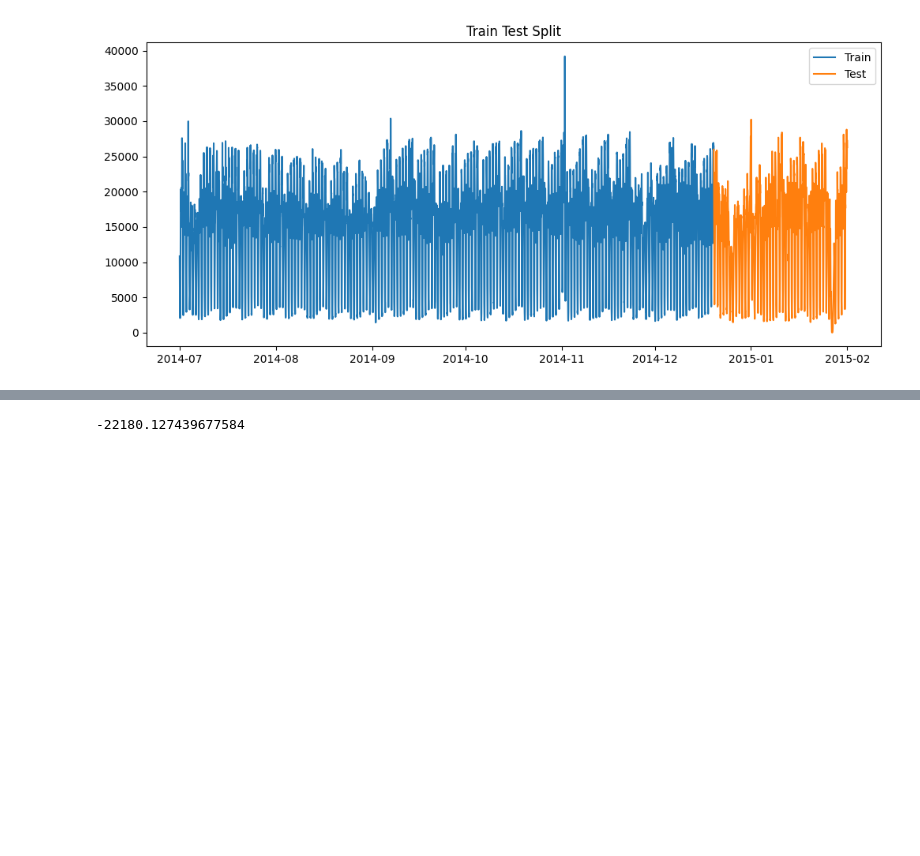
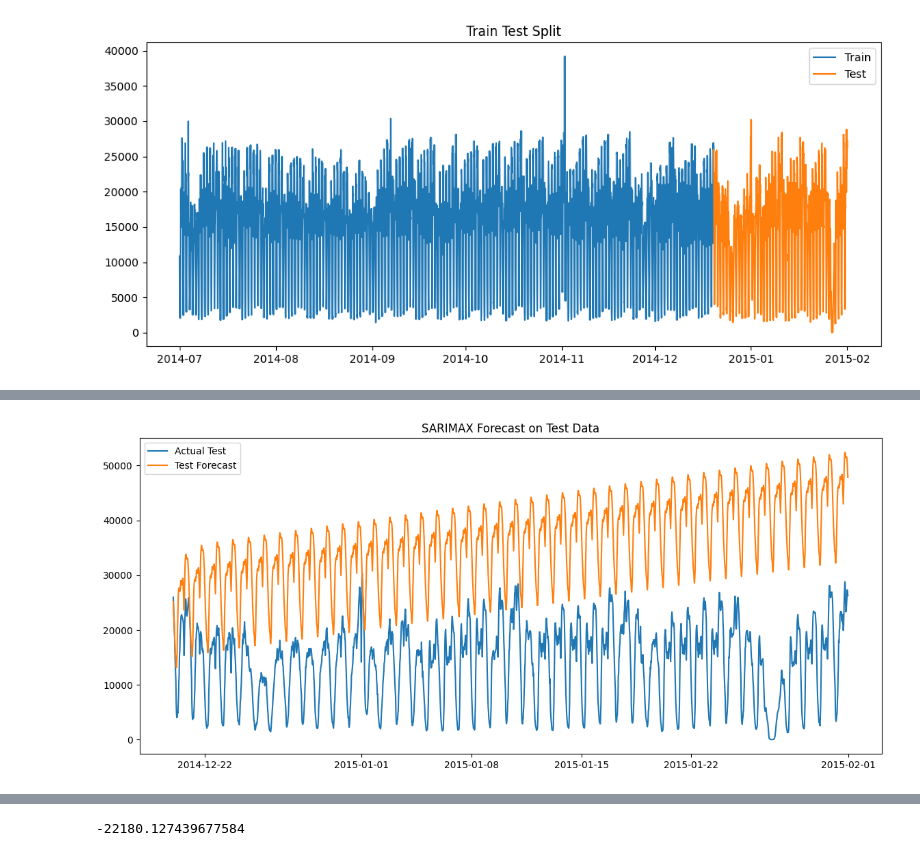
Before and after one commit to faizan23804/NYCtaxi_Anomaly_Detection, a Jupyter notebook: notebooks/testing.ipynb, the cells around one changed output, grey strips where cells are left out. Cells and saved outputs as stored; diff of their text form; code cells hidden in the pictures; blank space fills up the shorter version.

```diff
--- a/notebooks/testing.ipynb
+++ b/notebooks/testing.ipynb
@@ -135,0 +147,11 @@ MAE: 22188.2471783793
+# %%
+plt.figure(figsize=(14,6))
+
+plt.plot(test.index, test['passengers'], label='Actual Test')
+plt.plot(test.index, forecast, label='Test Forecast')
+
+plt.title("SARIMAX Forecast on Test Data")
+plt.legend()
+plt.show()
+# %% [output]
+[figure, added]
```
Also changed, not shown: parts of 7 cells of this notebook, 2 other files.
